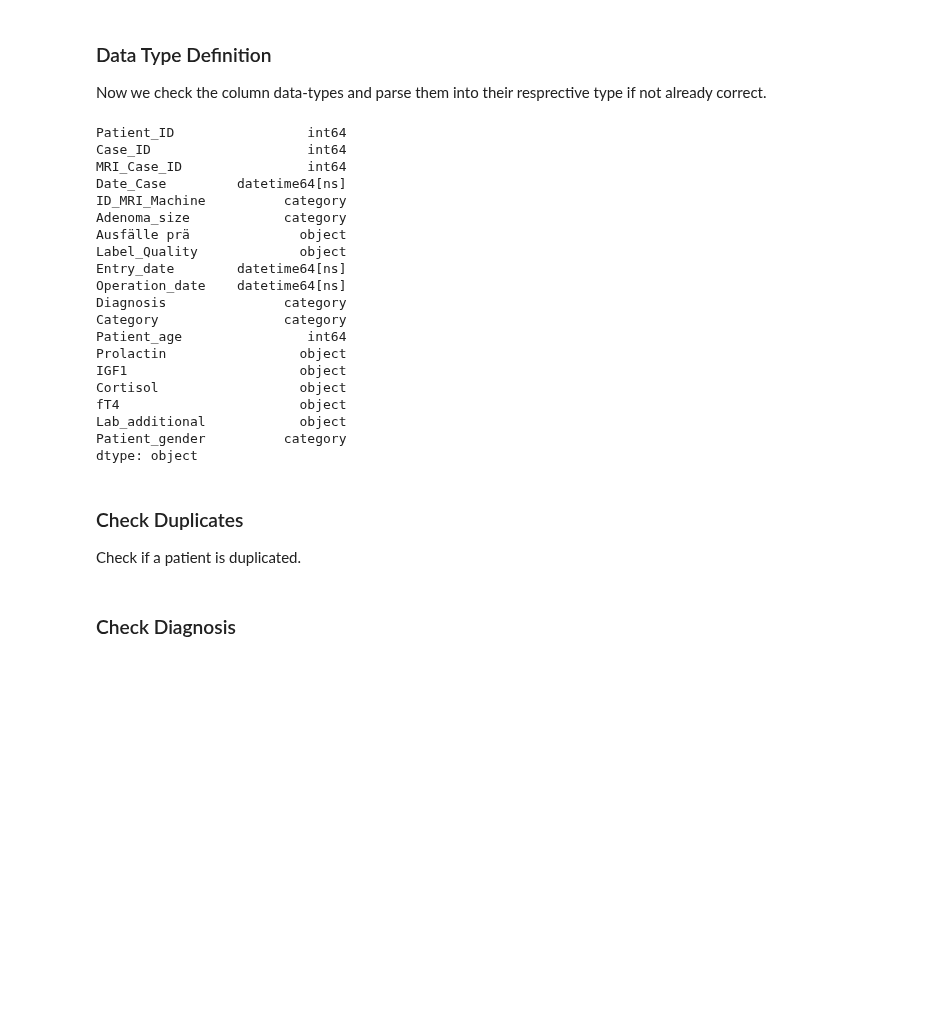
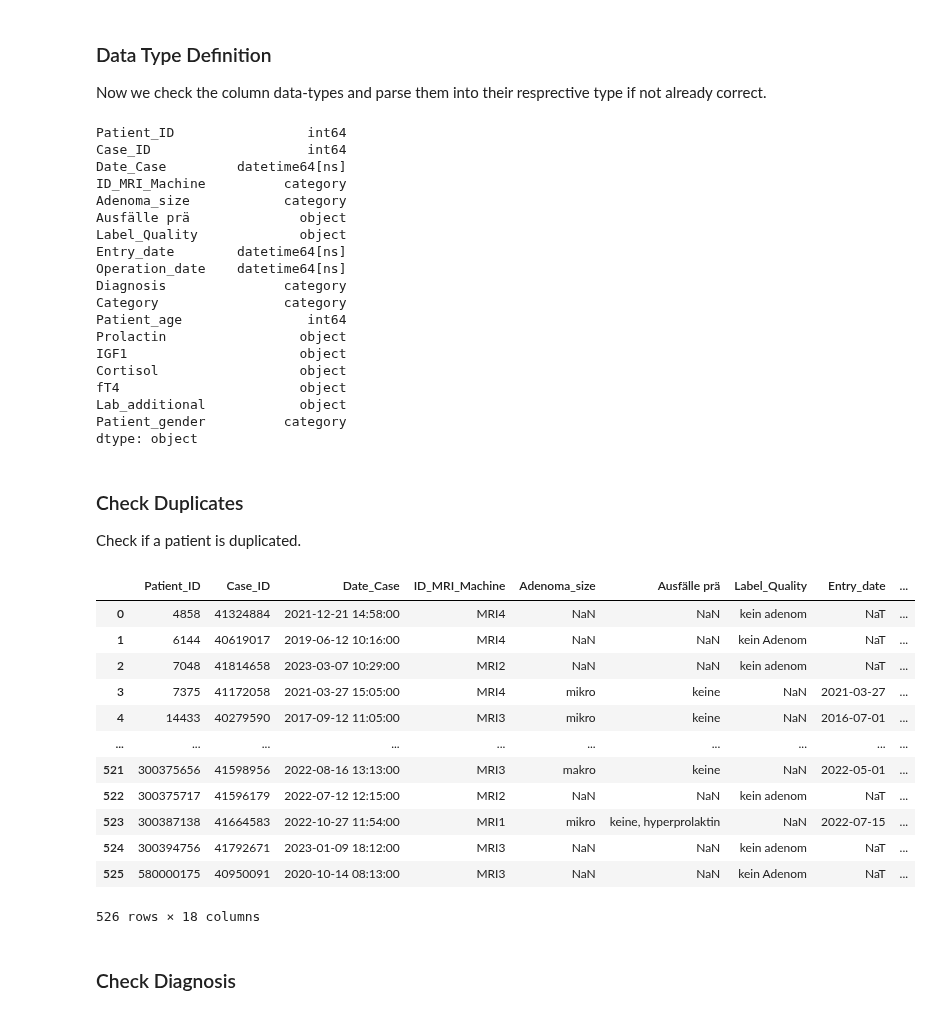
Before and after one commit to tmandelz/classification-prolactinoma, a Jupyter notebook: eda/clean_preprocessing.ipynb, the cells around one changed output. Saved outputs shown, nothing was run; the diff lists cells and outputs as text; code cells hidden in the pictures; blank space fills up the shorter version.

```diff
--- a/eda/clean_preprocessing.ipynb
+++ b/eda/clean_preprocessing.ipynb
@@ -62,13 +62,13 @@ Index(['%ID', 'Fall Nr.', 'Datum/Zeit', 'Modalität', 'Exam Code', 'Exam Name',
 First we select only the columns which have value to our model or our analysis. Some columns are already renamed to make their content more intuitive.
 # %%
 # define needed columns
-column_list = ['PID','Fall Nr.','%ID',"Datum/Zeit","Arbeitsplatz.Kürzel",'Grösse',
+column_list = ['PID','Fall Nr.',"Datum/Zeit","Arbeitsplatz.Kürzel",'Grösse',
        'Ausfälle prä', 'Qualität', 'ED','OP Datum',
        'Diagnose', 'Kategorie', 'Patient Alter',
        'Prolaktin',"IGF1", 'Cortisol','fT4','weiteres Labor','Gender']
 df_patients = df_patients[column_list]
 # rename columns
-df_patients= df_patients.rename(columns={"Fall Nr.": "Case_ID","PID": "Patient_ID",'%ID':"MRI_Case_ID",
+df_patients= df_patients.rename(columns={"Fall Nr.": "Case_ID","PID": "Patient_ID",
                        "Datum/Zeit": "Date_Case","ED": "Entry_date", "OP Datum": "Operation_date",
                        "Arbeitsplatz.Kürzel":"ID_MRI_Machine","Grösse": "Adenoma_size","Qualität": "Label_Quality",
                        "Patient Alter":"Patient_age","Kategorie":"Category","Diagnose":"Diagnosis",
@@ -98,7 +98,6 @@ df_patients.dtypes
 # %% [output]
 Patient_ID                 int64
 Case_ID                    int64
-MRI_Case_ID                int64
 Date_Case         datetime64[ns]
 ID_MRI_Machine          category
 Adenoma_size            category
@@ -122,6 +121,22 @@ Check if a patient is duplicated.
 # %%
 # Patient ID Duplicate Check
 assert len(df_patients[df_patients["Patient_ID"].duplicated()]) == 0
+# %%
+df_patients
+# %% [output]
+|  | Patient_ID | Case_ID | Date_Case | ID_MRI_Machine | Adenoma_size | Ausfälle prä | Label_Quality | Entry_date | ... |
+| 0 | 4858 | 41324884 | 2021-12-21 14:58:00 | MRI4 | NaN | NaN | kein adenom | NaT | ... |
+| 1 | 6144 | 40619017 | 2019-06-12 10:16:00 | MRI4 | NaN | NaN | kein Adenom | NaT | ... |
+| 2 | 7048 | 41814658 | 2023-03-07 10:29:00 | MRI2 | NaN | NaN | kein adenom | NaT | ... |
+| 3 | 7375 | 41172058 | 2021-03-27 15:05:00 | MRI4 | mikro | keine | NaN | 2021-03-27 | ... |
+| 4 | 14433 | 40279590 | 2017-09-12 11:05:00 | MRI3 | mikro | keine | NaN | 2016-07-01 | ... |
+| ... | ... | ... | ... | ... | ... | ... | ... | ... | ... |
+| 521 | 300375656 | 41598956 | 2022-08-16 13:13:00 | MRI3 | makro | keine | NaN | 2022-05-01 | ... |
+| 522 | 300375717 | 41596179 | 2022-07-12 12:15:00 | MRI2 | NaN | NaN | kein adenom | NaT | ... |
+| 523 | 300387138 | 41664583 | 2022-10-27 11:54:00 | MRI1 | mikro | keine, hyperprolaktin | NaN | 2022-07-15 | ... |
+| 524 | 300394756 | 41792671 | 2023-01-09 18:12:00 | MRI3 | NaN | NaN | kein adenom | NaT | ... |
+| 525 | 580000175 | 40950091 | 2020-10-14 08:13:00 | MRI3 | NaN | NaN | kein Adenom | NaT | ... |
+526 rows × 18 columns
 # %% [markdown]
 ### Check Diagnosis
 # %%
```
Also changed, not shown: parts of 8 cells of this notebook, 7 other files.
